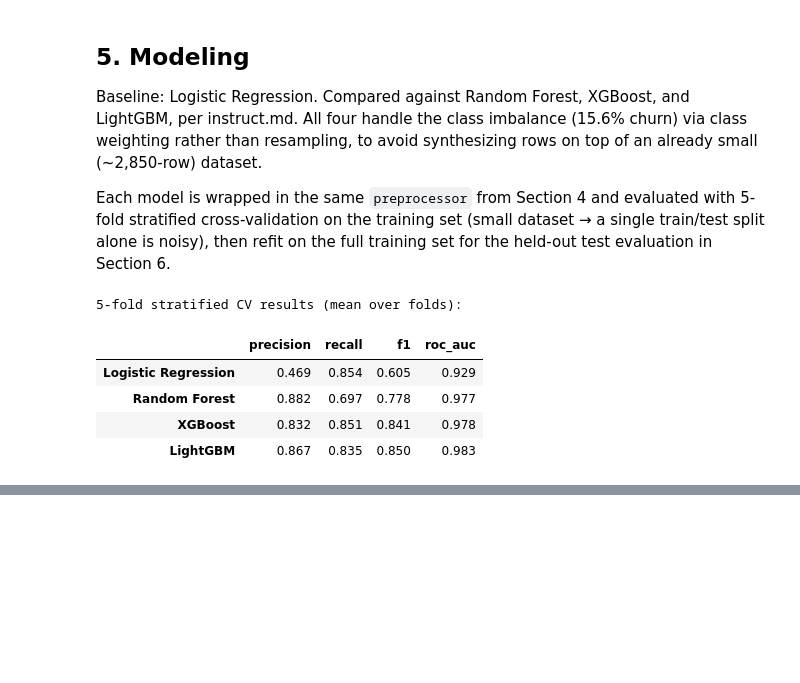
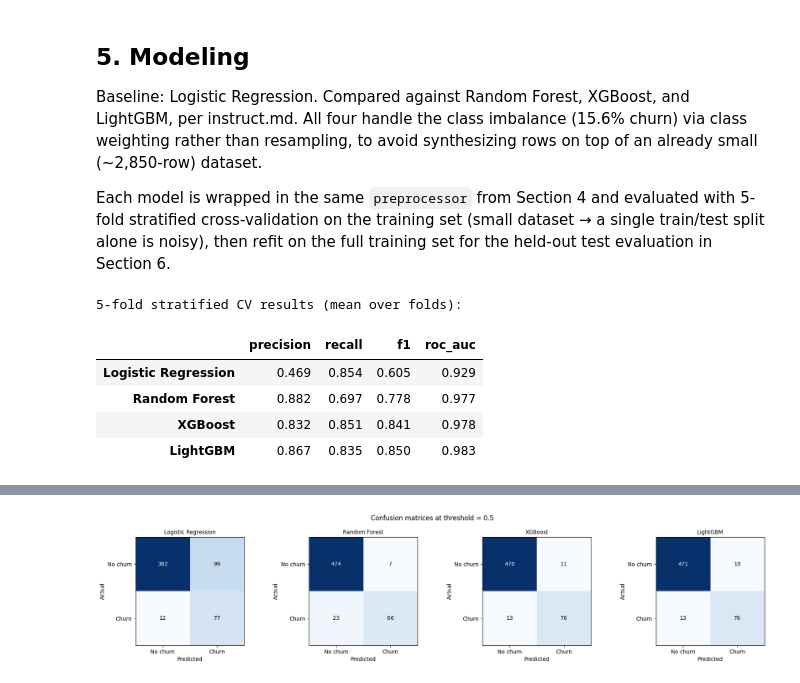
Before and after one commit to umunnaprecious2-prog/Customer-Churn-Prediction, a Jupyter notebook: Customer_Churn_Analysis.ipynb, the cells around one changed output, grey strips where cells are left out. Saved outputs shown, nothing was run; the diff lists cells and outputs as text; code cells hidden in the pictures; blank space fills up the shorter version.

Commit message:
Notebook: held-out evaluation, confusion matrices, model selection (Section 6)
Co-Authored-By: Claude Sonnet 5 <noreply@anthropic.com>

```diff
--- a/Customer_Churn_Analysis.ipynb
+++ b/Customer_Churn_Analysis.ipynb
@@ -328,0 +367,21 @@ cv_df[["precision", "recall", "f1", "roc_auc"]].round(3)
+# %%
+fig, axes = plt.subplots(1, 4, figsize=(18, 4))
+for ax, name in zip(axes, pipelines.keys()):
+    pred = (test_probas[name] >= 0.5).astype(int)
+    cm = confusion_matrix(y_test, pred)
+    im = ax.imshow(cm, cmap="Blues")
+    ax.set_title(name, fontsize=10)
+    ax.set_xlabel("Predicted")
+    ax.set_ylabel("Actual")
+    ax.set_xticks([0, 1], ["No churn", "Churn"])
+    ax.set_yticks([0, 1], ["No churn", "Churn"])
+    for i in range(2):
+        for j in range(2):
+            ax.text(j, i, cm[i, j], ha="center", va="center",
+                     color="white" if cm[i, j] > cm.max() / 2 else "black")
+plt.suptitle("Confusion matrices at threshold = 0.5")
+plt.tight_layout()
+plt.savefig(OUTPUTS_DIR / "confusion_matrices.png", dpi=120, bbox_inches="tight")
+plt.show()
+# %% [output]
+[figure, added]
```
Also changed, not shown: parts of 3 cells of this notebook, 2 other files.
